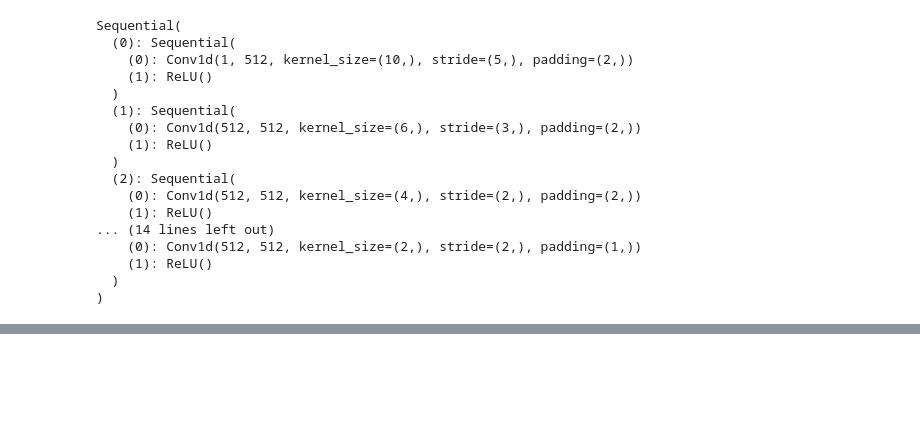
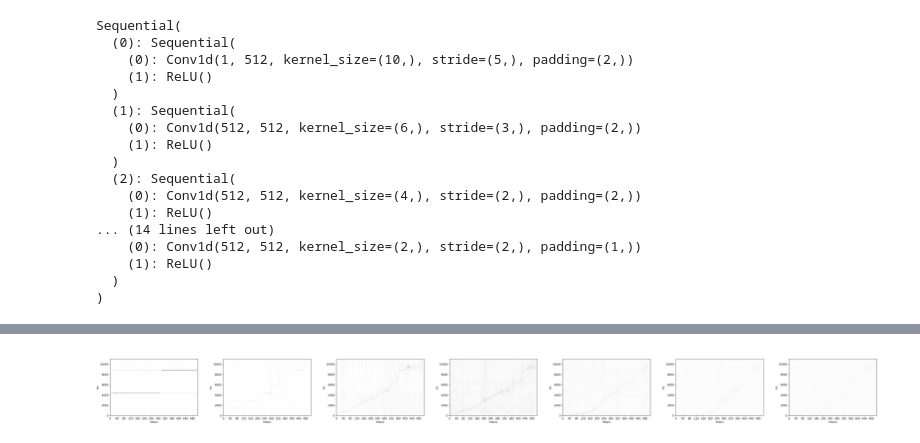
Before and after one commit to Spijkervet/CLMR, a Jupyter notebook: filters.ipynb, the cells around one changed output, grey strips where cells are left out. Saved outputs shown, nothing was run; the diff lists cells and outputs as text; code cells hidden in the pictures; blank space fills up the shorter version.

```diff
--- a/filters.ipynb
+++ b/filters.ipynb
@@ -19,12 +14,15 @@ from utils import load_context_config
 args = argparse.Namespace()
 
 args.dataset = "magnatagatune"
-args.pretrain_dataset = "magnatagatune"
-args.model_path = "./logs/audio/magnatagatune/clmr/7"
-args.epoch_num = 650
+args.pretrain_dataset = "billboard"
+args.model_path = "./logs_backup/audio/billboard/cpc/1"
+args.epoch_num = 1490
 args.logistic_epochs = 0
 args.mlp = 0
 args.perc_train_data = 1.0
+
+args.logistic_lr = 0
+args.train_stage = 0
 args = load_context_config(args)
 args.reload = True
 args.transfer = False
@@ -38,5 +40,5 @@ args.current_epoch = 0
 # %%
-(train_loader, train_dataset, test_loader, test_dataset) = get_dataset(args)
+(train_loader, train_dataset, val_loader, val_dataset, test_loader, test_dataset) = get_dataset(args)
 # %% [output]
 ### Linear / Supervised training, using segmented dataset ###
 Num segments: 187060
@@ -51,4 +58,5 @@ datasets/audio/magnatagatune/statistics_segments_22050.csv
 # %%
+args.transfer = 1
 model, _, scheduler = load_model(
     args, reload_model=True, name=args.model_name
 )
@@ -284,16 +291,18 @@ for idx, layer_idx in enumerate(range(num_layers)):
 # %%
 import PIL
 from PIL import Image
 from IPython.display import display
 
-list_im = [f"./media/filters_spectrum/{args.dataset}/{args.model_name}/epoch{args.epoch_num}_layer{layer_idx}.png" for layer_idx in range(num_layers)]
+list_im = [f"./media/filters_spectrum/{args.pretrain_dataset}/{args.model_name}/epoch{args.epoch_num}_layer{layer_idx}.png" for layer_idx in range(num_layers)]
 imgs    = [ PIL.Image.open(i) for i in list_im ]
 min_shape = sorted( [(np.sum(i.size), i.size ) for i in imgs])[0][1]
 imgs_comb = np.hstack( (np.asarray( i.resize(min_shape) ) for i in imgs ) )
 
 imgs_comb = PIL.Image.fromarray(imgs_comb)
 # imgs_comb.save("./media/filters_spectrum_combined.png")
 display(imgs_comb)
+# %% [output]
+[figure, added]
 # %%
 # create sub-titles
 
```
Also changed, not shown: parts of 7 cells of this notebook, 39 other files.
